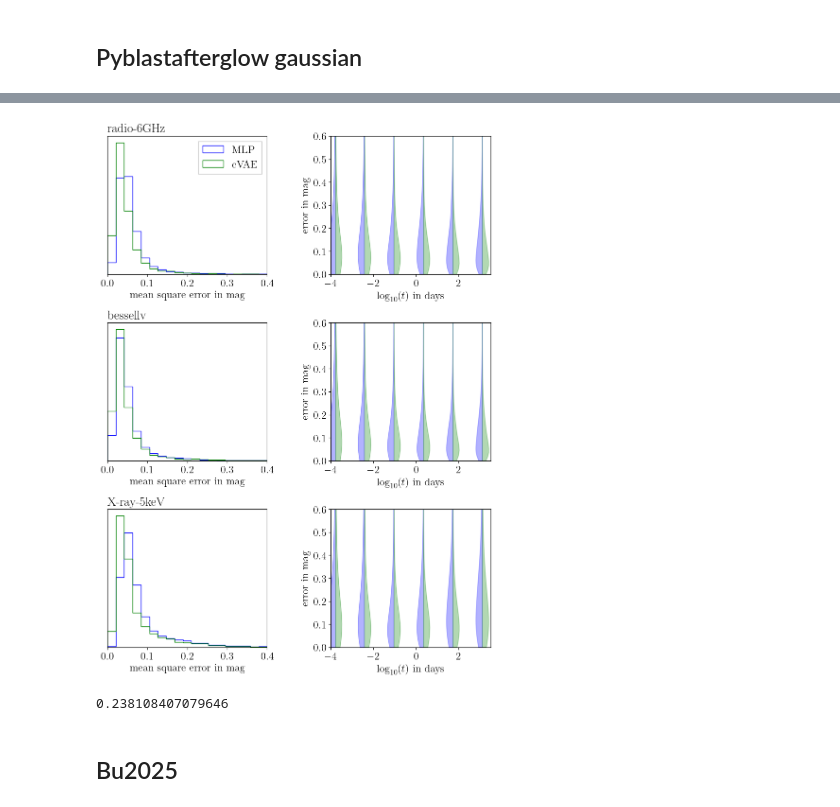
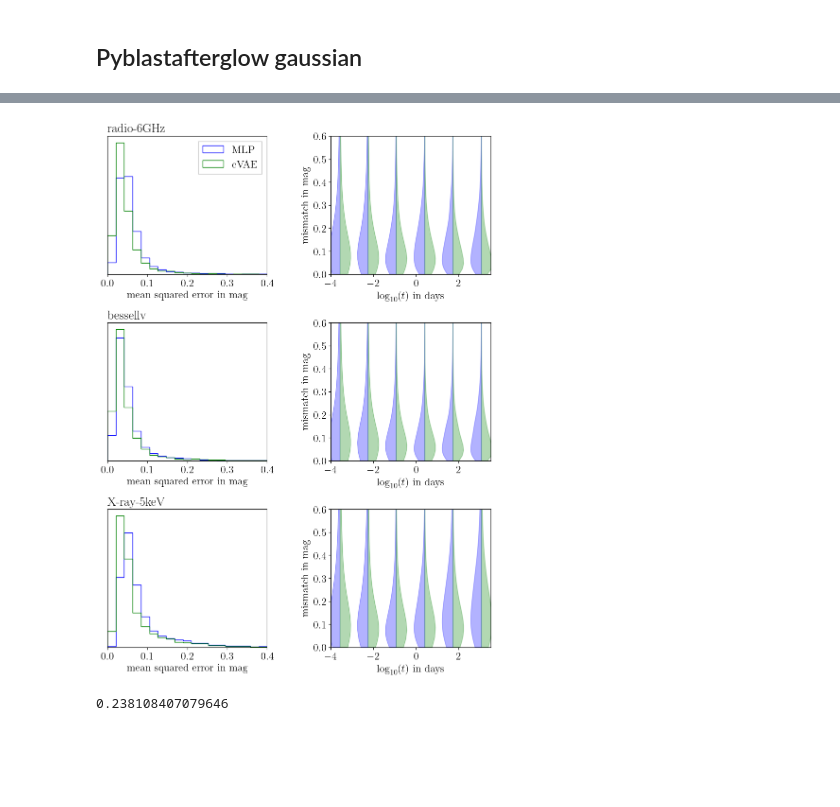
Before and after one commit to nuclear-multimessenger-astronomy/paper_fiesta, a Jupyter notebook: src/paper_fiesta/benchmarking/benchmark_plots.ipynb, the cells around one changed output, grey strips where cells are left out. Drawn from its saved outputs; the diff is of its cells as text; code cells hidden in the pictures; blank space fills up the shorter version.

```diff
--- a/src/paper_fiesta/benchmarking/benchmark_plots.ipynb
+++ b/src/paper_fiesta/benchmarking/benchmark_plots.ipynb
@@ -193,28 +193,28 @@ for filter, cax in zip(FILTERS, ax[:,0]):
     cax.hist(benchmarker1.error[filter], color = "blue", histtype = "step", bins = np.linspace(0, 0.4, 20), density = True, label = "MLP")
     cax.hist(benchmarker2.error[filter], color = "green", histtype = "step", bins = np.linspace(0, 0.4, 20), density = True, label = "cVAE")
     cax.set_yticks([])
-    cax.set_xlabel("mean square error in mag")
+    cax.set_xlabel("mean squared error in mag")
     cax.set_xlim((0,0.4))
     cax.set_title(filter, loc = "left")
 
 for filter, cax in zip(FILTERS, ax[:,1]):
     error = np.abs(benchmarker1.pred_mag[filter] - benchmarker1.test_mag[filter])
     error[np.isinf(error) | np.isnan(error)] = 0.
-    indices = np.linspace(10, len(model1.times)-10, 6).astype(int)
-    parts1 = cax.violinplot(error[:, indices], positions=np.log10(model1.times[indices]), widths=0.6, side="low", showextrema=False, points=500)
+    indices = np.linspace(20, len(model1.times)-12, 6).astype(int)
+    parts1 = cax.violinplot(error[:, indices], positions=np.log10(model1.times[indices]), widths=1, side="low", showextrema=False, points=500)
     for pc in parts1["bodies"]:
         pc.set_facecolor("blue")
         pc.set_edgecolor("blue")
 
     error = np.abs(benchmarker2.pred_mag[filter] - benchmarker2.test_mag[filter])
     error[np.isinf(error) | np.isnan(error)] = 0.
-    indices = np.linspace(10, len(model2.times)-10, 6).astype(int)
-    parts2 = cax.violinplot(error[:, indices], positions=np.log10(model2.times[indices]), widths=0.6, side="high", showextrema=False, points=500)
+    indices = np.linspace(20, len(model2.times)-12, 6).astype(int)
+    parts2 = cax.violinplot(error[:, indices], positions=np.log10(model2.times[indices]), widths=1, side="high", showextrema=False, points=500)
     for pc in parts2["bodies"]:
         pc.set_facecolor("green")
         pc.set_edgecolor("green")
 
-    cax.set(xlabel = "$\\log_{10}(t)$ in days", ylabel = "error in mag", xscale = "linear", xlim = (-4., 3.5), ylim = (0,0.6))
+    cax.set(xlabel = "$\\log_{10}(t)$ in days", ylabel = "mismatch in mag", xscale = "linear", xlim = (-4., 3.5), ylim = (0,0.6))
 
 ax[0,0].legend(fancybox=False, framealpha=1, fontsize = 16)
 fig.savefig("./benchmark_afgpy_gaussian.pdf", dpi =300)
@@ -341,28 +341,30 @@ for filter, cax in zip(FILTERS, ax[:,0]):
     cax.hist(benchmarker1.error[filter], color = "blue", histtype = "step", bins = np.linspace(0, 0.4, 20), density = True, label = "MLP")
     cax.hist(benchmarker2.error[filter], color = "green", histtype = "step", bins = np.linspace(0, 0.4, 20), density = True, label = "cVAE")
     cax.set_yticks([])
-    cax.set_xlabel("mean square error in mag")
+    cax.set_xlabel("mean squared error in mag")
     cax.set_xlim((0,0.4))
     cax.set_title(filter, loc = "left")
 
 for filter, cax in zip(FILTERS, ax[:,1]):
     error = np.abs(benchmarker1.pred_mag[filter] - benchmarker1.test_mag[filter])
     error[np.isinf(error) | np.isnan(error)] = 0.
-    indices = np.linspace(10, len(model1.times)-10, 6).astype(int)
-    parts1 = cax.violinplot(error[:, indices], positions=np.log10(model1.times[indices]), widths=0.6, side="low", showextrema=False, points=500)
+    indices = np.linspace(20, len(model1.times)-12, 6).astype(int)
+    parts1 = cax.violinplot(error[:, indices], positions=np.log10(model1.times[indices]), widths=1, side="low", showextrema=False, points=500)
     for pc in parts1["bodies"]:
         pc.set_facecolor("blue")
         pc.set_edgecolor("blue")
 
     error = np.abs(benchmarker2.pred_mag[filter] - benchmarker2.test_mag[filter])
     error[np.isinf(error) | np.isnan(error)] = 0.
-    indices = np.linspace(10, len(model2.times)-10, 6).astype(int)
-    parts2 = cax.violinplot(error[:, indices], positions=np.log10(model2.times[indices]), widths=0.6, side="high", showextrema=False, points=500)
+    indices = np.linspace(20, len(model2.times)-12, 6).astype(int)
+    parts2 = cax.violinplot(error[:, indices], positions=np.log10(model2.times[indices]), widths=1, side="high", showextrema=False, points=500)
     for pc in parts2["bodies"]:
         pc.set_facecolor("green")
         pc.set_edgecolor("green")
 
-    cax.set(xlabel = "$\\log_{10}(t)$ in days", ylabel = "error in mag", xscale = "linear", xlim = (-4., 3.5), ylim = (0,0.6))
+    cax.set(xlabel = "$\\log_{10}(t)$ in days", ylabel = "mismatch in mag", xscale = "linear", xlim = (-4., 3.5), ylim = (0,0.6))
+
+ax[0,0].legend(fancybox=False, framealpha=1, fontsize = 16)
 
 ax[0,0].legend(fancybox=False, framealpha=1, fontsize = 16)
 fig.savefig("./benchmark_pbag_tophat.pdf", dpi =300)
@@ -419,42 +421,42 @@ Loaded filters are: ['radio-6GHz', 'bessellv', 'X-ray-5keV'].
 # %%
 fig, ax = plt.subplots(3, 2, figsize = (9, 12))
 fig.subplots_adjust(wspace = 0.4, hspace =0.35, bottom = 0.05, top = 0.95, left = 0.05, right = 0.95)
 
 for filter, cax in zip(FILTERS, ax[:,0]):
 
     cax.hist(benchmarker1.error[filter], color = "blue", histtype = "step", bins = np.linspace(0, 0.4, 20), density = True, label = "MLP")
     cax.hist(benchmarker2.error[filter], color = "green", histtype = "step", bins = np.linspace(0, 0.4, 20), density = True, label = "cVAE")
     cax.set_yticks([])
-    cax.set_xlabel("mean square error in mag")
+    cax.set_xlabel("mean squared error in mag")
     cax.set_xlim((0,0.4))
     cax.set_title(filter, loc = "left")
 
 for filter, cax in zip(FILTERS, ax[:,1]):
     error = np.abs(benchmarker1.pred_mag[filter] - benchmarker1.test_mag[filter])
     error[np.isinf(error) | np.isnan(error)] = 0.
-    indices = np.linspace(10, len(model1.times)-10, 6).astype(int)
-    parts1 = cax.violinplot(error[:, indices], positions=np.log10(model1.times[indices]), widths=0.6, side="low", showextrema=False, points=500)
+    indices = np.linspace(20, len(model1.times)-12, 6).astype(int)
+    parts1 = cax.violinplot(error[:, indices], positions=np.log10(model1.times[indices]), widths=1, side="low", showextrema=False, points=500)
     for pc in parts1["bodies"]:
         pc.set_facecolor("blue")
         pc.set_edgecolor("blue")
 
     error = np.abs(benchmarker2.pred_mag[filter] - benchmarker2.test_mag[filter])
     error[np.isinf(error) | np.isnan(error)] = 0.
-    indices = np.linspace(10, len(model2.times)-10, 6).astype(int)
-    parts2 = cax.violinplot(error[:, indices], positions=np.log10(model2.times[indices]), widths=0.6, side="high", showextrema=False, points=500)
+    indices = np.linspace(20, len(model2.times)-12, 6).astype(int)
+    parts2 = cax.violinplot(error[:, indices], positions=np.log10(model2.times[indices]), widths=1, side="high", showextrema=False, points=500)
     for pc in parts2["bodies"]:
         pc.set_facecolor("green")
         pc.set_edgecolor("green")
 
-    cax.set(xlabel = "$\\log_{10}(t)$ in days", ylabel = "error in mag", xscale = "linear", xlim = (-4., 3.5), ylim = (0,0.6))
+    cax.set(xlabel = "$\\log_{10}(t)$ in days", ylabel = "mismatch in mag", xscale = "linear", xlim = (-4., 3.5), ylim = (0,0.6))
+
+ax[0,0].legend(fancybox=False, framealpha=1, fontsize = 16)
 
 ax[0,0].legend(fancybox=False, framealpha=1, fontsize = 16)
 fig.savefig("./benchmark_pbag_gaussian.pdf", dpi =300)
 # %% [output]
-[figure, old version]
+[figure, new version]
 # %%
 high_error_fraction(benchmarker2.test_mag, benchmarker2.pred_mag, "X-ray-5keV")
 # %% [output]
 0.238108407079646
-# %% [markdown]
-## Bu2025
```
Also changed, not shown: parts of 14 cells of this notebook, 28 other files.
